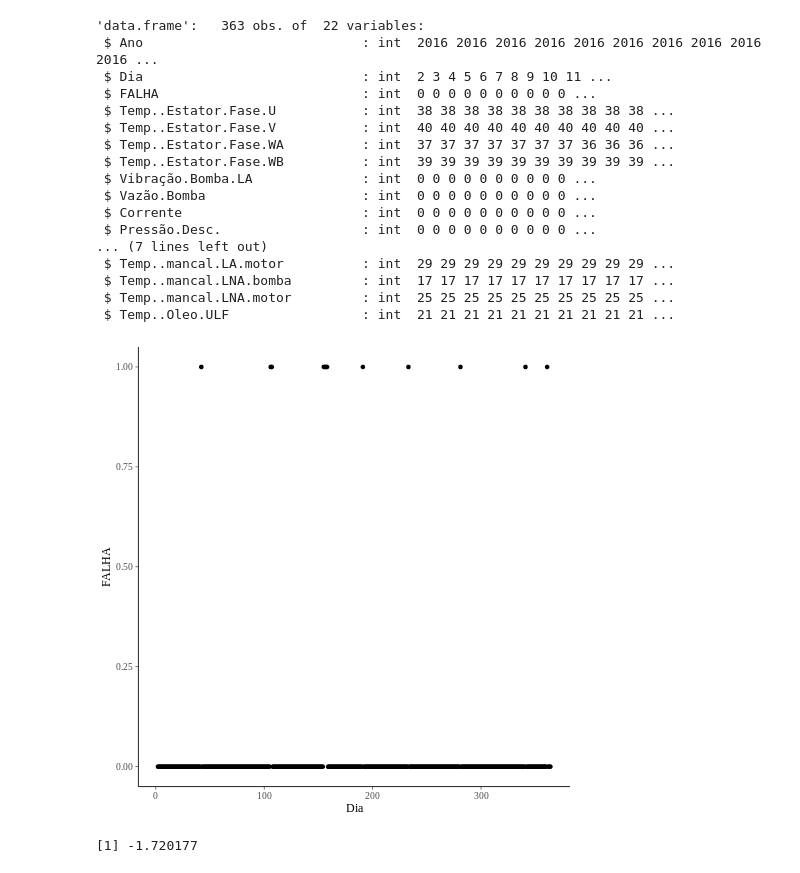
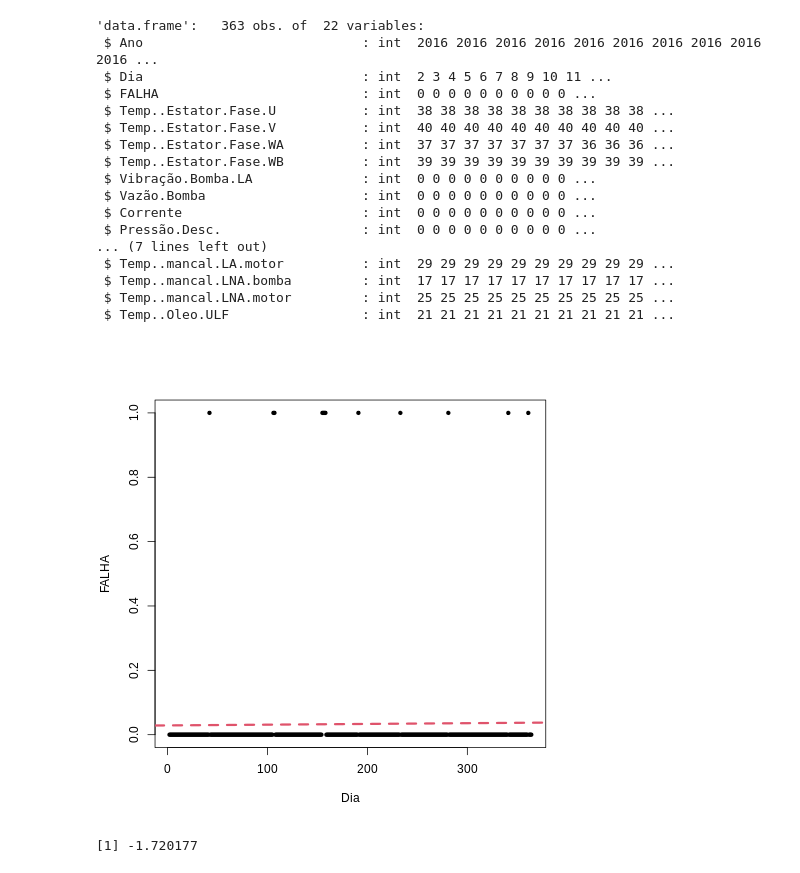
Before and after one commit to uervitonsantos/Atividade_Analise_Bayeseana_Com_RSTAN, a Jupyter notebook: trabalho_de_estatistivca_bayesiana.ipynb, the cells around one changed output. Cells and saved outputs as stored; diff of their text form; code cells hidden in the pictures.

```diff
--- a/trabalho_de_estatistivca_bayesiana.ipynb
+++ b/trabalho_de_estatistivca_bayesiana.ipynb
@@ -38,14 +40,13 @@ str(df)
  $ Temp..mancal.LNA.bomba         : int  17 17 17 17 17 17 17 17 17 17 ...
  $ Temp..mancal.LNA.motor         : int  25 25 25 25 25 25 25 25 25 25 ...
  $ Temp..Oleo.ULF                 : int  21 21 21 21 21 21 21 21 21 21 ...
-# %%
-%%R
-p <- ggplot(df, aes(Dia, FALHA)) +
-  geom_point()
-
-  p
-# %% [output]
-[figure, removed]
+# %%
+%%R
+lm1 <- lm(FALHA ~ Dia, data = df)
+plot(FALHA ~ Dia, pch = 20, data = df)
+abline(lm1, col = 2, lty = 2, lw = 3)
+# %% [output]
+[figure, added]
 # %%
 %%R
 sd(df$FALHA) %>% log
```
Also changed, not shown: parts of 4 cells of this notebook.
